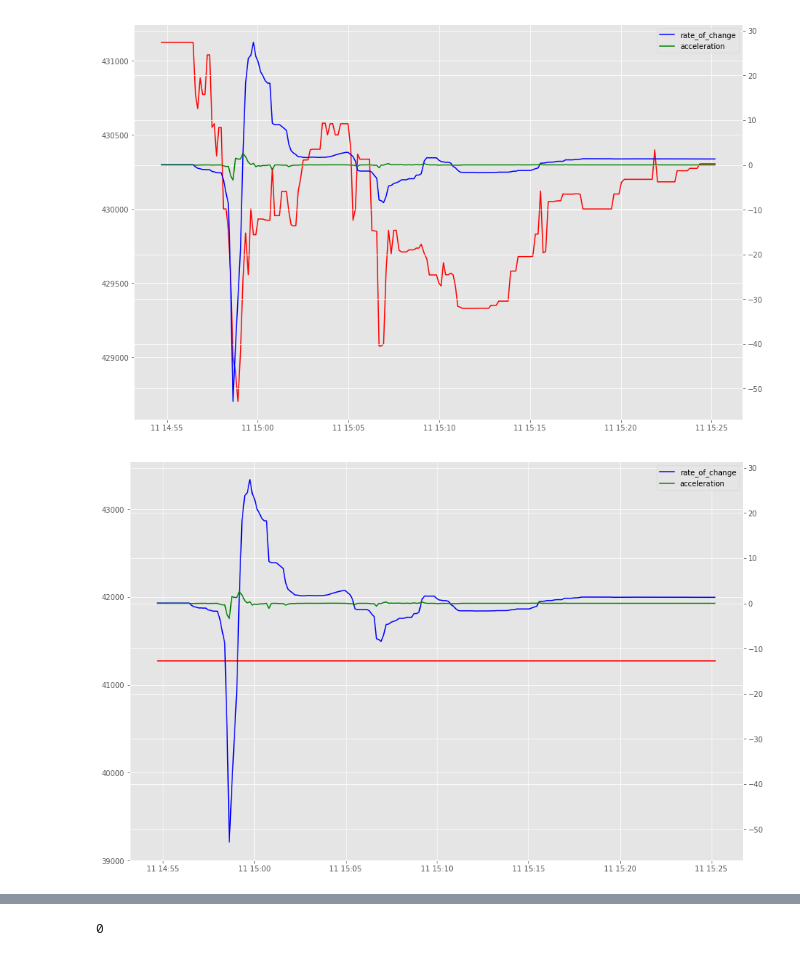
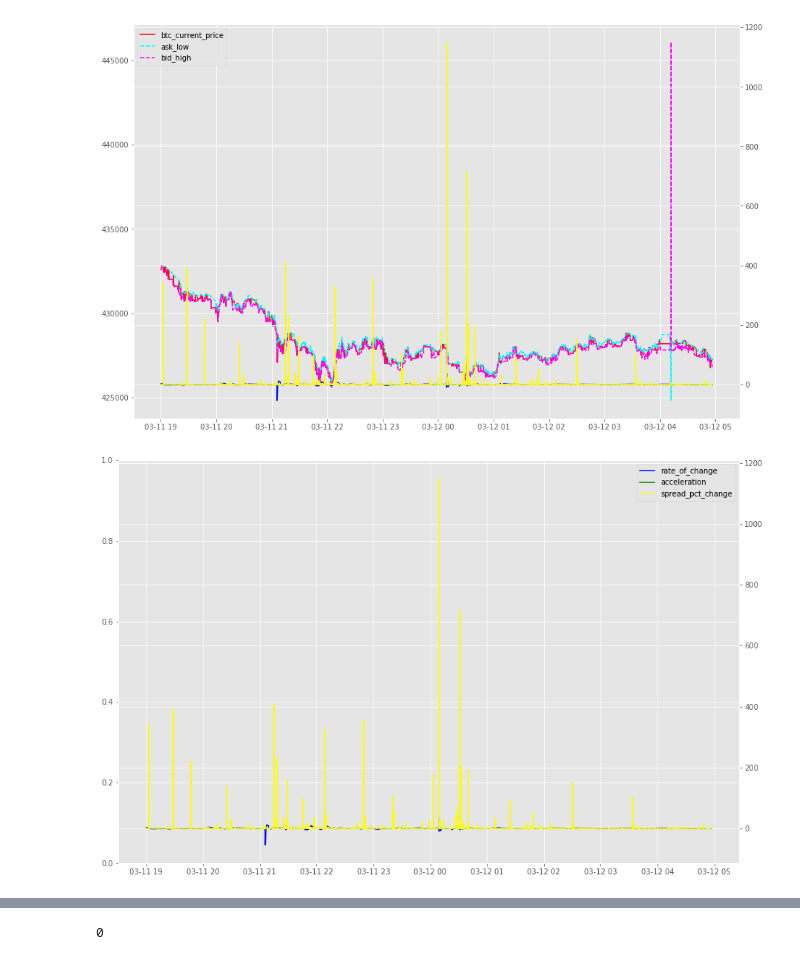
Before and after one commit to soujiro0725/finance-stats, a Jupyter notebook: btc-autotrader-history-2.ipynb, the cells around one changed output, grey strips where cells are left out. Drawn from its saved outputs; the diff is of its cells as text; code cells hidden in the pictures.

Commit message:
data added

```diff
--- a/btc-autotrader-history-2.ipynb
+++ b/btc-autotrader-history-2.ipynb
@@ -13,7 +13,7 @@ import matplotlib.dates as mdates
 #import seaborn as sns
 plt.style.use('ggplot')
 # %%
-pickle_file = '../btc-autotrader/lib/data/log/2019-03-11T14:54:40.450436.pickle'
+pickle_file = '../btc-autotrader/lib/data/log/2019-03-11T19:00:26.203575.pickle'
 # %%
 df = pd.read_pickle(pickle_file)
 # %%
@@ -32,26 +57,29 @@ df.head()
 # %%
 fig, ax1 = plt.subplots(figsize=(15,10))
 ax2 = ax1.twinx()
 ax1.plot(df.datetime, df.btc_current_price, color='r')
-#ax1.plot(df.datetime, df.ask_low, color='cyan', linestyle='--')
-#ax1.plot(df.datetime, df.bid_high, color='magenta', linestyle='--')
+ax1.plot(df.datetime, df.ask_low, color='cyan', linestyle='--')
+ax1.plot(df.datetime, df.bid_high, color='magenta', linestyle='--')
+ax1.legend()
 #ax2.plot(df.datetime, df.spread, color='gray')
 #ax1.scatter(df.datetime, df.bid_price, color='black')
 ax2.plot(df.datetime, df.rate_of_change, color='b')
 ax2.plot(df.datetime, df.acceleration, color='g')
-#ax2.plot(df.datetime, df.spread_pct_change, color='yellow')
-ax2.legend()
+ax2.plot(df.datetime, df.spread_pct_change, color='yellow')
+#ax2.legend()
 plt.show()
 # %% [output]
-[figure, old version]
+[figure, new version]
 # %%
 fig, ax1 = plt.subplots(figsize=(15,10))
 ax2 = ax1.twinx()
-ax1.plot(df.datetime, df.cash_orig, color='r')
+#ax1.plot(df.datetime, df.btc_current_price, color='r')
+#ax2.plot(df.datetime, df.spread, color='gray')
 #ax1.scatter(df.datetime, df.bid_price, color='black')
 ax2.plot(df.datetime, df.rate_of_change, color='b')
 ax2.plot(df.datetime, df.acceleration, color='g')
+ax2.plot(df.datetime, df.spread_pct_change, color='yellow')
 ax2.legend()
 plt.show()
 # %% [output]
-[figure, old version]
+[figure, new version]
```
Also changed, not shown: parts of 4 cells of this notebook, 1 other file.
